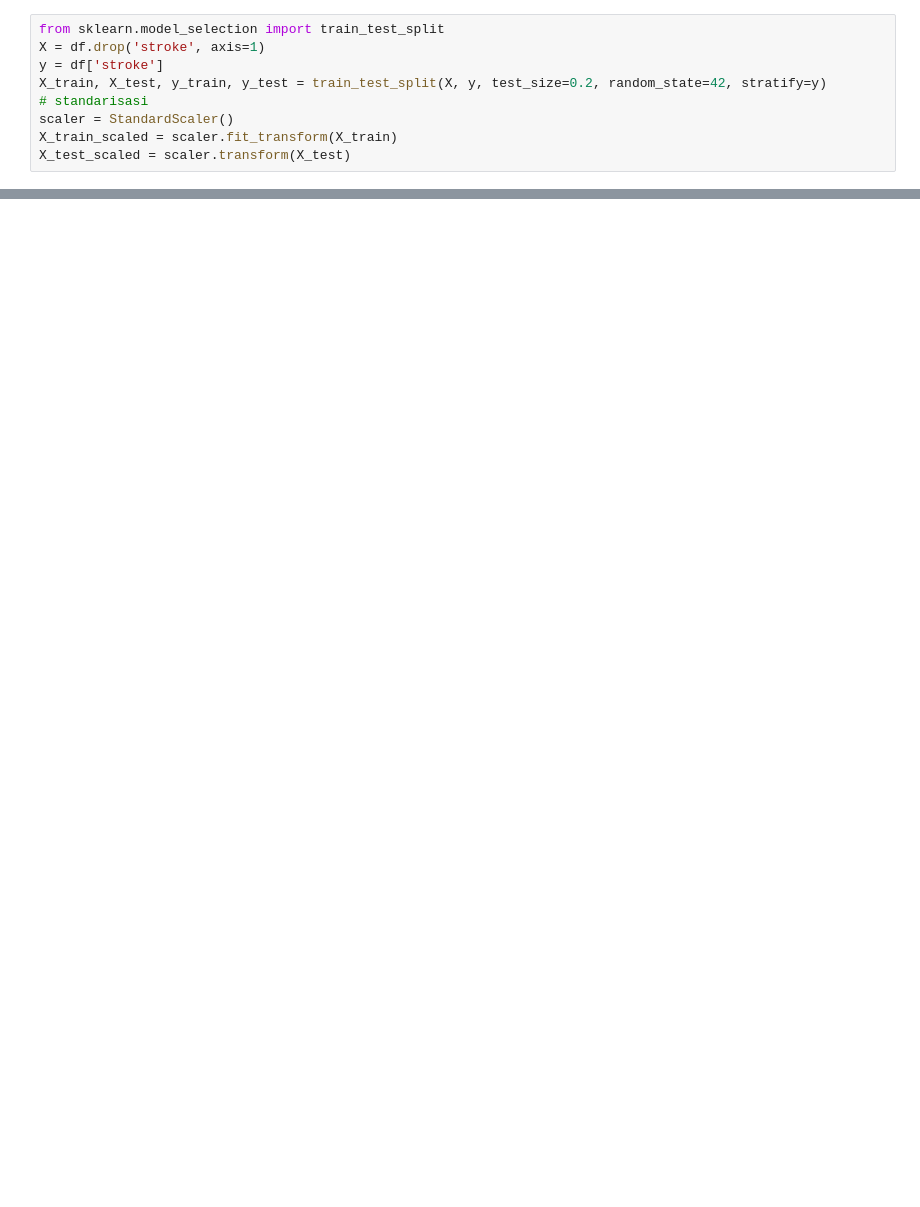
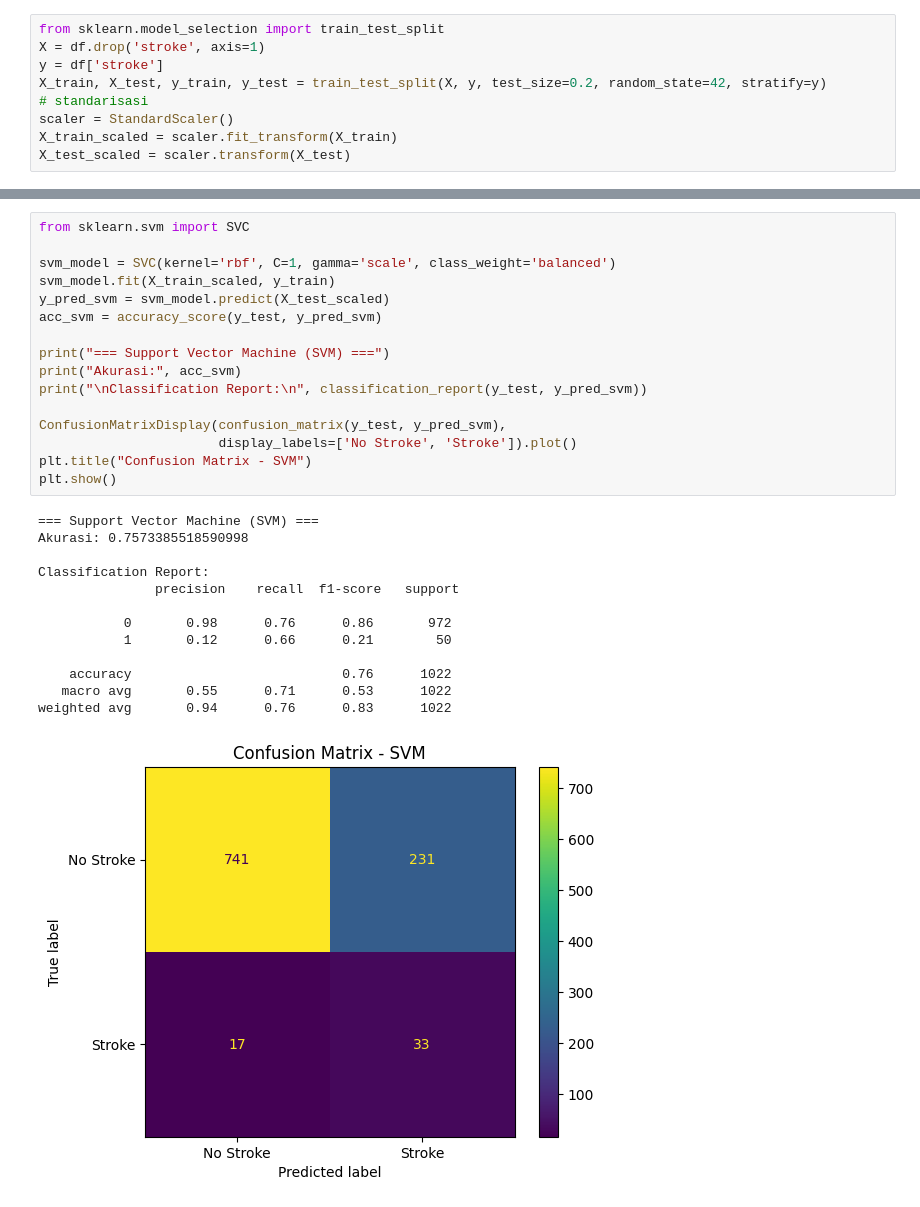
Before and after one commit to neylami/stroke-prediction-with-machine-learning, a Jupyter notebook: ML-stroke.ipynb, the cells around one changed output, grey strips where cells are left out. Drawn from its saved outputs; the diff is of its cells as text; blank space fills up the shorter version.

```diff
--- a/ML-stroke.ipynb
+++ b/ML-stroke.ipynb
@@ -179,0 +212,30 @@ X_test_scaled = scaler.transform(X_test)
+# %%
+from sklearn.svm import SVC
+
+svm_model = SVC(kernel='rbf', C=1, gamma='scale', class_weight='balanced')
+svm_model.fit(X_train_scaled, y_train)
+y_pred_svm = svm_model.predict(X_test_scaled)
+acc_svm = accuracy_score(y_test, y_pred_svm)
+
+print("=== Support Vector Machine (SVM) ===")
+print("Akurasi:", acc_svm)
+print("\nClassification Report:\n", classification_report(y_test, y_pred_svm))
+
+ConfusionMatrixDisplay(confusion_matrix(y_test, y_pred_svm),
+                       display_labels=['No Stroke', 'Stroke']).plot()
+plt.title("Confusion Matrix - SVM")
+plt.show()
+# %% [output]
+=== Support Vector Machine (SVM) ===
+Akurasi: 0.7573385518590998
+
+Classification Report:
+               precision    recall  f1-score   support
+
+           0       0.98      0.76      0.86       972
+           1       0.12      0.66      0.21        50
+
+    accuracy                           0.76      1022
+   macro avg       0.55      0.71      0.53      1022
+weighted avg       0.94      0.76      0.83      1022
+[figure, added]
```
Also changed, not shown: parts of 2 cells of this notebook.
